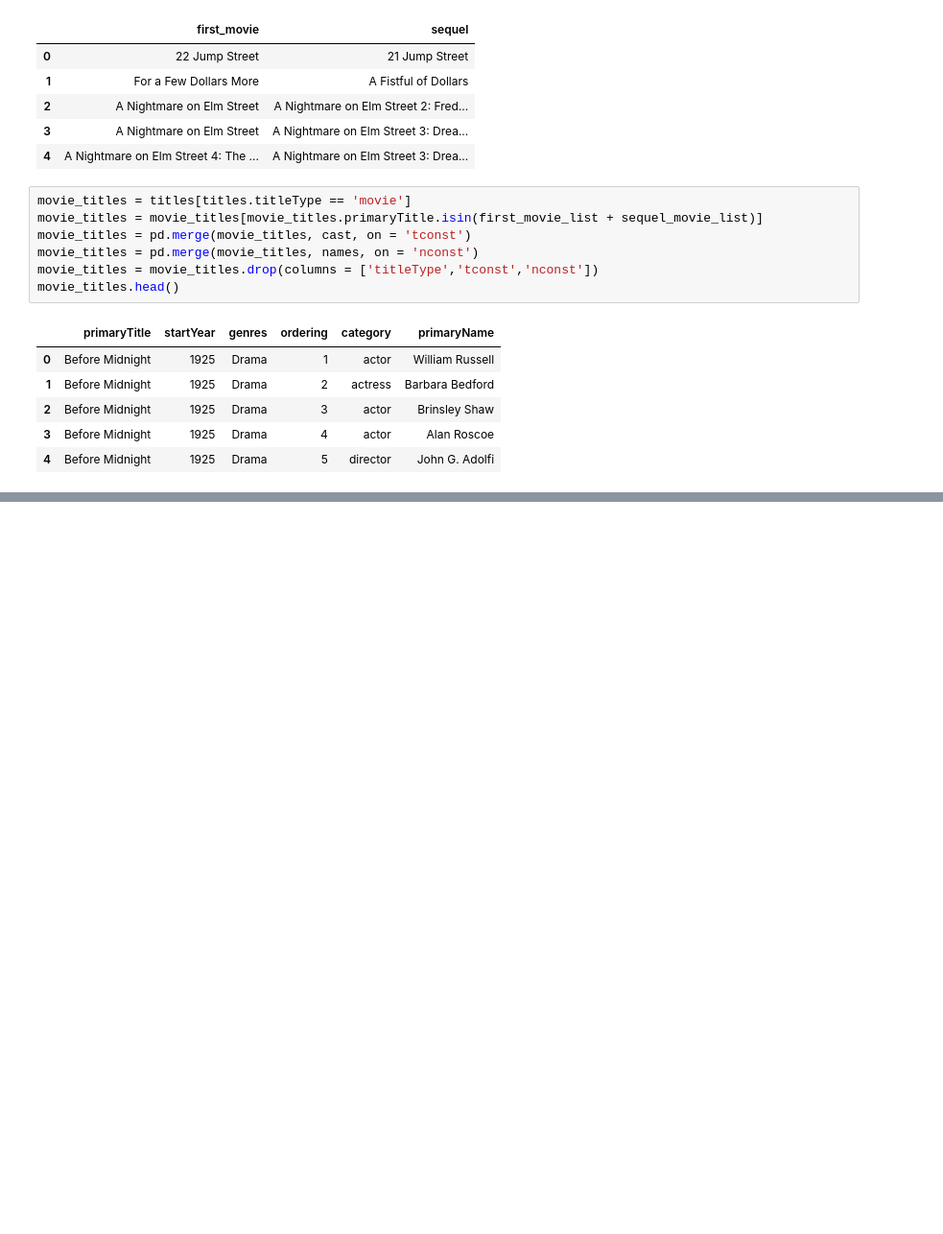
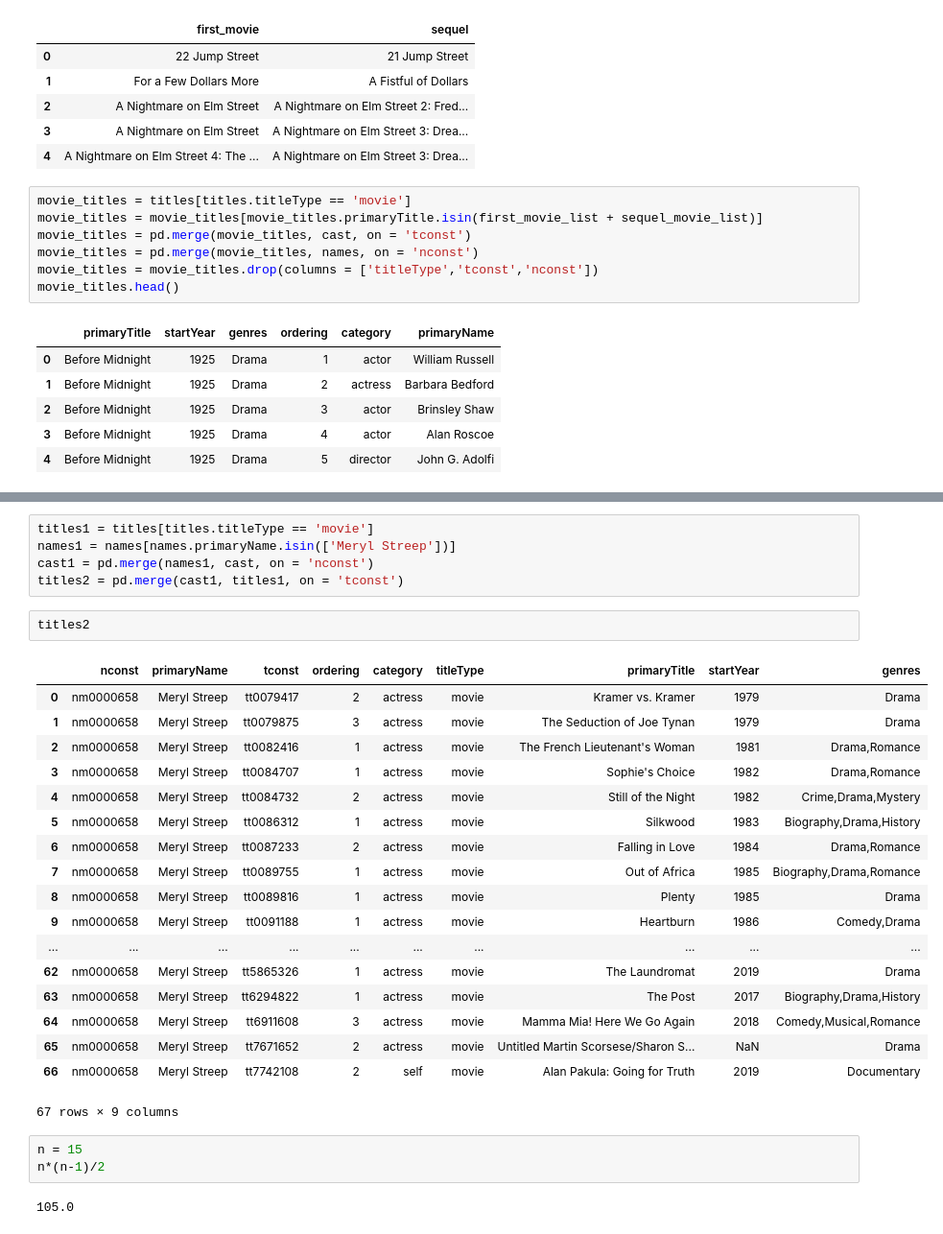
Before and after one commit to MaximeKan/Semi-Supervised, a Jupyter notebook: Identify_sequels.ipynb, the cells around one changed output, grey strips where cells are left out. Shown: that part at 96% size. Cells and saved outputs as stored; diff of their text form; blank space fills up the shorter version.

```diff
--- a/Identify_sequels.ipynb
+++ b/Identify_sequels.ipynb
@@ -200,0 +165,31 @@ sequels_pairs["A Fistful of Dollars"]
+# %%
+titles1 = titles[titles.titleType == 'movie']
+names1 = names[names.primaryName.isin(['Meryl Streep'])]
+cast1 = pd.merge(names1, cast, on = 'nconst')
+titles2 = pd.merge(cast1, titles1, on = 'tconst')
+# %%
+titles2
+# %% [output]
+|  | nconst | primaryName | tconst | ordering | category | titleType | primaryTitle | startYear | genres |
+| 0 | nm0000658 | Meryl Streep | tt0079417 | 2 | actress | movie | Kramer vs. Kramer | 1979 | Drama |
+| 1 | nm0000658 | Meryl Streep | tt0079875 | 3 | actress | movie | The Seduction of Joe Tynan | 1979 | Drama |
+| 2 | nm0000658 | Meryl Streep | tt0082416 | 1 | actress | movie | The French Lieutenant's Woman | 1981 | Drama,Romance |
+| 3 | nm0000658 | Meryl Streep | tt0084707 | 1 | actress | movie | Sophie's Choice | 1982 | Drama,Romance |
+| 4 | nm0000658 | Meryl Streep | tt0084732 | 2 | actress | movie | Still of the Night | 1982 | Crime,Drama,Mystery |
+| 5 | nm0000658 | Meryl Streep | tt0086312 | 1 | actress | movie | Silkwood | 1983 | Biography,Drama,History |
+| 6 | nm0000658 | Meryl Streep | tt0087233 | 2 | actress | movie | Falling in Love | 1984 | Drama,Romance |
+| 7 | nm0000658 | Meryl Streep | tt0089755 | 1 | actress | movie | Out of Africa | 1985 | Biography,Drama,Romance |
+| 8 | nm0000658 | Meryl Streep | tt0089816 | 1 | actress | movie | Plenty | 1985 | Drama |
+| 9 | nm0000658 | Meryl Streep | tt0091188 | 1 | actress | movie | Heartburn | 1986 | Comedy,Drama |
+| ... | ... | ... | ... | ... | ... | ... | ... | ... | ... |
+| 62 | nm0000658 | Meryl Streep | tt5865326 | 1 | actress | movie | The Laundromat | 2019 | Drama |
+| 63 | nm0000658 | Meryl Streep | tt6294822 | 1 | actress | movie | The Post | 2017 | Biography,Drama,History |
+| 64 | nm0000658 | Meryl Streep | tt6911608 | 3 | actress | movie | Mamma Mia! Here We Go Again | 2018 | Comedy,Musical,Romance |
+| 65 | nm0000658 | Meryl Streep | tt7671652 | 2 | actress | movie | Untitled Martin Scorsese/Sharon S... | NaN | Drama |
+| 66 | nm0000658 | Meryl Streep | tt7742108 | 2 | self | movie | Alan Pakula: Going for Truth | 2019 | Documentary |
+67 rows × 9 columns
+# %%
+n = 15
+n*(n-1)/2
+# %% [output]
+105.0
```
Also changed, not shown: parts of 18 cells of this notebook.
